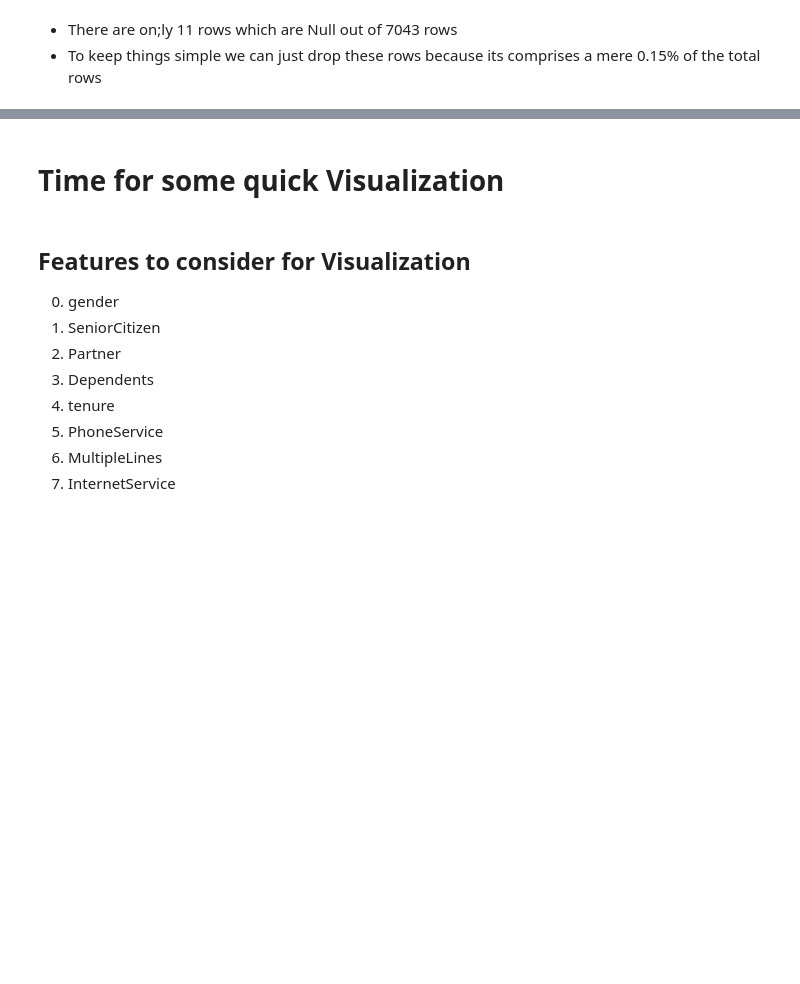
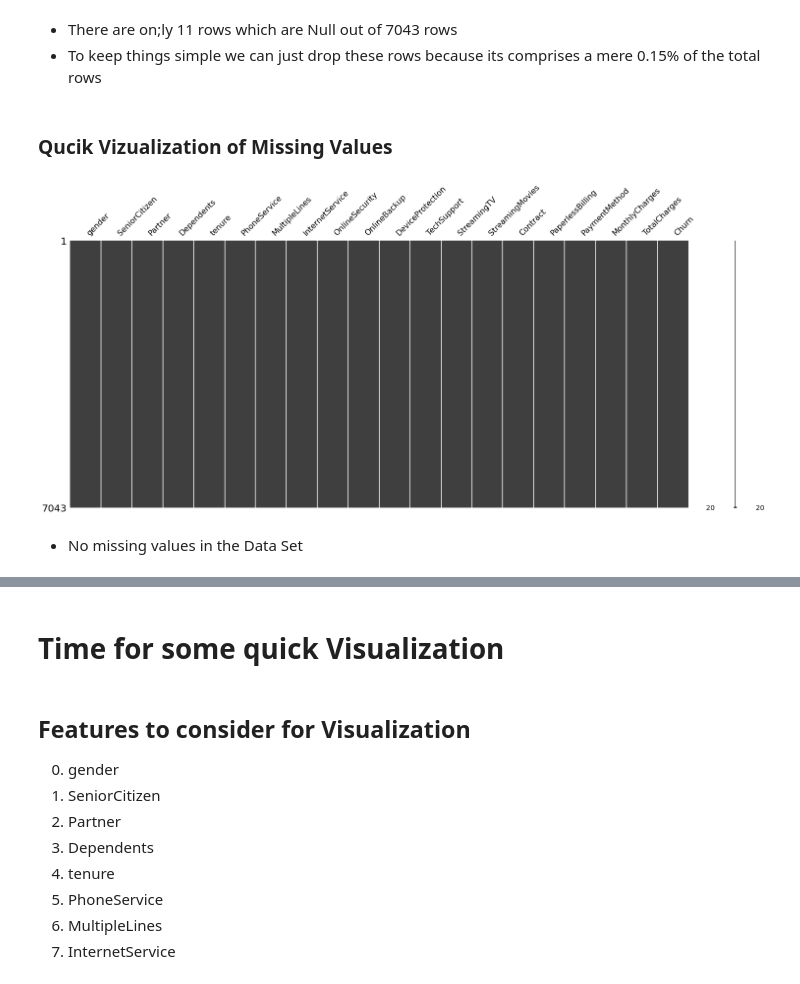
Before and after one commit to boseZone/boseZone, a Jupyter notebook: telco-customer-churn.ipynb, the cells around one changed output, grey strips where cells are left out. Cells and saved outputs as stored; diff of their text form; code cells hidden in the pictures; blank space fills up the shorter version.

```diff
--- a/telco-customer-churn.ipynb
+++ b/telco-customer-churn.ipynb
@@ -75,6 +184,14 @@ df[pd.to_numeric(df.TotalCharges, errors='coerce').isnull()].shape
 # %% [markdown]
 * There are on;ly 11 rows which are Null out of 7043 rows
 * To keep things simple we can just drop these rows because its comprises a mere 0.15% of the total rows
+# %% [markdown]
+### Qucik Vizualization of Missing Values
+# %%
+msno.matrix(df);
+# %% [output]
+[figure, added]
+# %% [markdown]
+* No missing values in the Data Set
 # %%
 df1 = df[df.TotalCharges !=' ']  ## Droping the Rows which are null
 df1.shape
```
Also changed, not shown: parts of 37 cells of this notebook.
